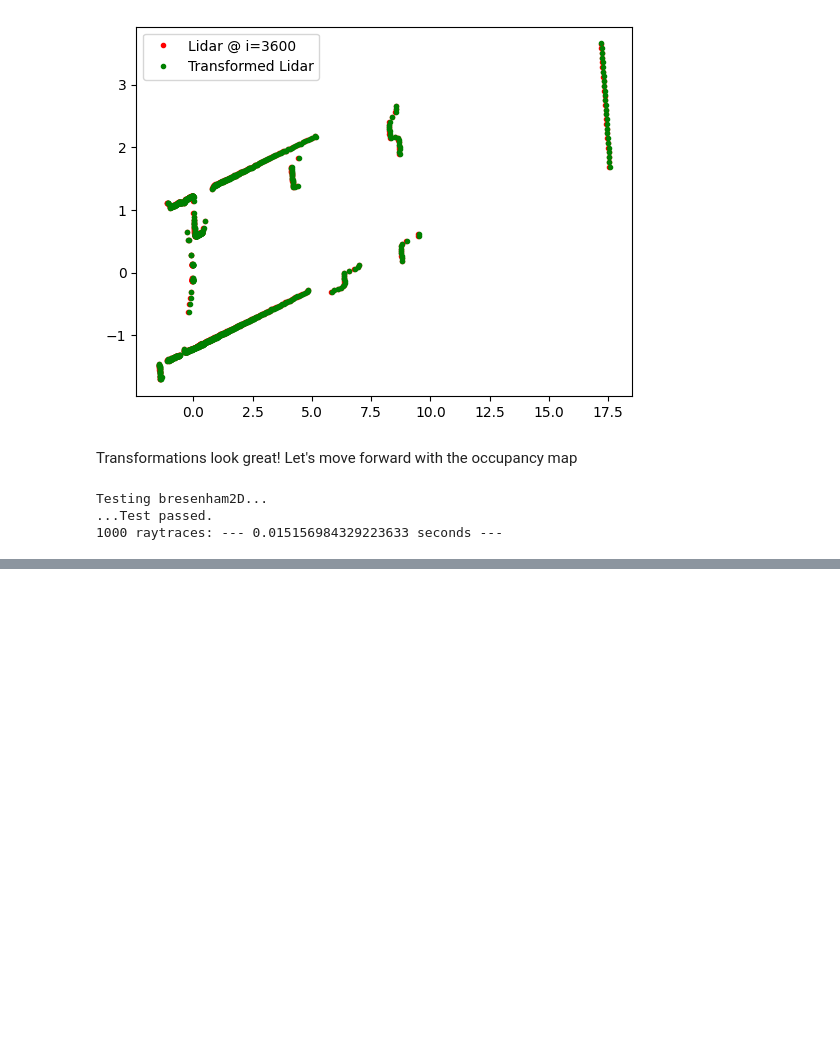
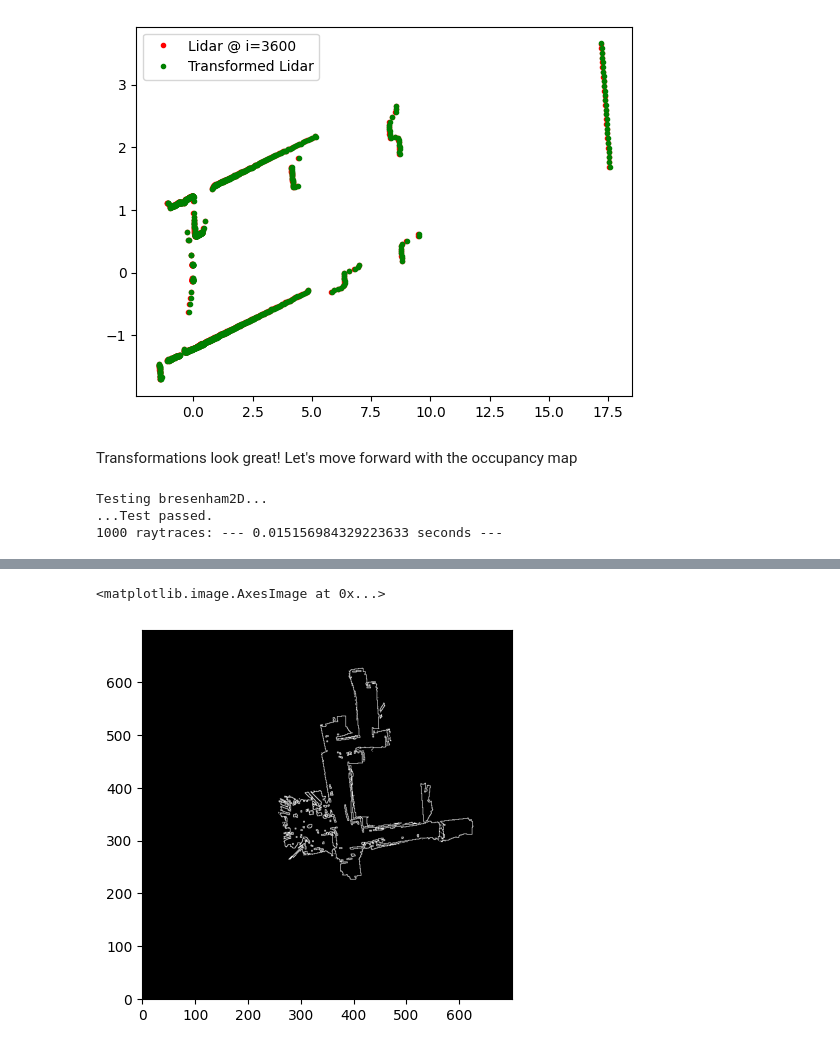
Before and after one commit to pedramaghazadeh/ECE276a, a Jupyter notebook: Project2/code/part3.ipynb, the cells around one changed output, grey strips where cells are left out. Drawn from its saved outputs; the diff is of its cells as text; code cells hidden in the pictures; blank space fills up the shorter version.

```diff
--- a/Project2/code/part3.ipynb
+++ b/Project2/code/part3.ipynb
@@ -242,3 +242,16 @@ plt.imshow(occupancy_map, cmap='gray', origin='lower')
+# %%
+# Extracting the edges
+edges = np.zeros_like(occupancy_map)
+for i in range(1, occupancy_map.shape[0] - 1):
+    for j in range(1, occupancy_map.shape[1] - 1):
+        if occupancy_map[i, j] > 0.5:
+            # Check if there is a free cell around
+            if np.any(occupancy_map[i - 1:i + 2, j - 1:j + 2] < 0.5):
+                edges[i, j] = 1
+plt.imshow(edges, cmap='gray', origin='lower')
+# %% [output]
+<matplotlib.image.AxesImage at 0x...>
+[figure, added]
 # %%
 import matplotlib.cm as cm
 # Adding the trajectory in rainbow colors to the occupancy map
```
Also changed, not shown: parts of 12 cells of this notebook, 1 other file.
